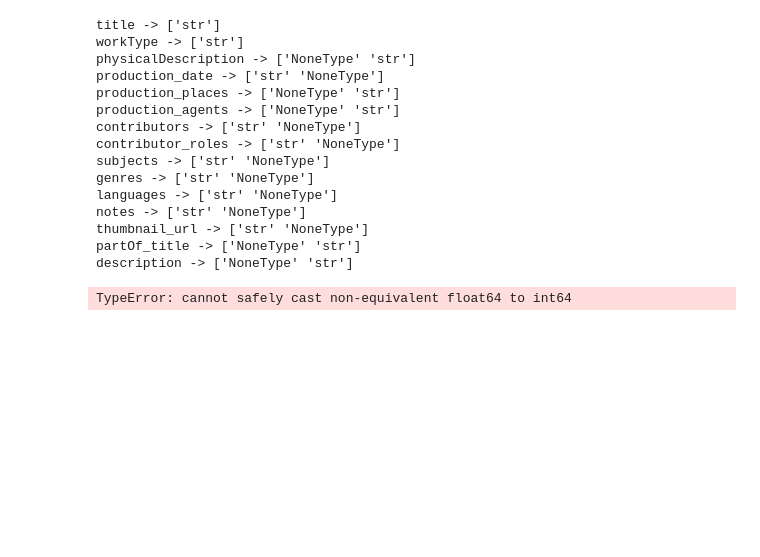
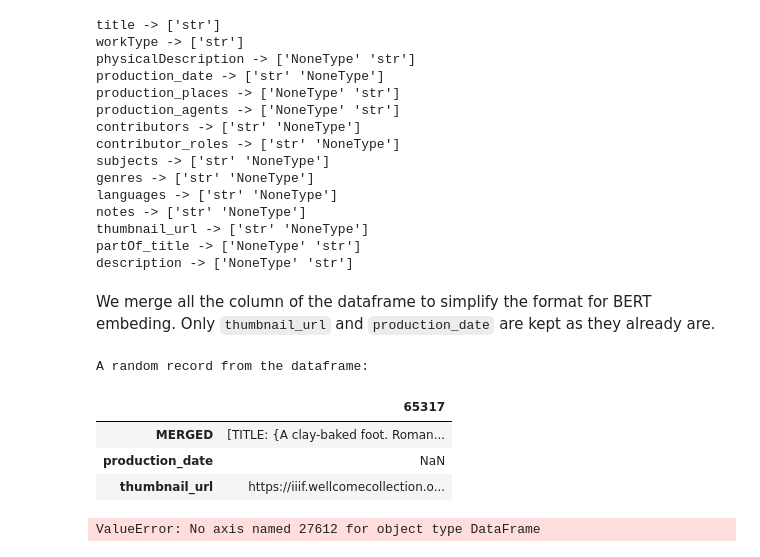
Before and after one commit to loulou413/WellcomeML, a Jupyter notebook: main.ipynb, the cells around one changed output. Drawn from its saved outputs; the diff is of its cells as text; code cells hidden in the pictures; blank space fills up the shorter version.

```diff
--- a/main.ipynb
+++ b/main.ipynb
@@ -301,29 +298,44 @@ notes -> ['str' 'NoneType']
 thumbnail_url -> ['str' 'NoneType']
 partOf_title -> ['NoneType' 'str']
 description -> ['NoneType' 'str']
+# %% [markdown]
+We merge all the column of the dataframe to simplify the format for BERT embeding. Only `thumbnail_url` and `production_date` are kept as they already are.
 # %%
-exclude = ["production_date", "thumbnail_url"]
+# We keep production_date in a separate column and the thumbnail URL too
+columns_to_merge = [c for c in train.columns
+                    if c not in ["production_date", "thumbnail_url"]]
 
-def format_row(row, exclude):
+df_for_merge = train[columns_to_merge].copy()
+
+def format_row(row):
     parts = []
     for col in row.index:
-        if col not in exclude:
-            col_upper = col.upper()
-            value = row[col]
-            if pd.isna(value):
-                value = ""
-            parts.append(f"[{col_upper}: {{{value}}}]")
+        col_upper = col.upper()
+        value = row[col]
+
+        if pd.isna(value):
+            value = ""
+
+        parts.append(f"[{col_upper}: {{{value}}}]")
+
     return " ".join(parts)
 
-# Convert production_date
-train["production_date"] = pd.to_numeric(train["production_date"], errors="coerce").astype("Int64")
+# Create MERGED in a separate dataframe
+merged_train = pd.DataFrame()
+merged_train["MERGED"] = df_for_merge.apply(format_row, axis=1)
 
-# Correct application
-train["MERGED"] = train.apply(lambda row: format_row(row, exclude), axis=1)
+# Add the two separated columns (from train)
+merged_train["production_date"] = pd.to_numeric(
+    train["production_date"], errors="coerce"
+)
 
-# Final selection
-result = train[["MERGED", "production_date", "thumbnail_url"]]
-
-print(result)
+merged_train["thumbnail_url"] = train["thumbnail_url"]
+merged_train = merged_train.reset_index(drop = True)
+print_one_random_record(merged_train)
 # %% [output]
-TypeError: cannot safely cast non-equivalent float64 to int64
+A random record from the dataframe:
+|  | 65317 |
+| MERGED | [TITLE: {A clay-baked foot. Roman... |
+| production_date | NaN |
+| thumbnail_url | https://iiif.wellcomecollection.o... |
+ValueError: No axis named 27612 for object type DataFrame
```
Also changed, not shown: parts of 3 cells of this notebook.
